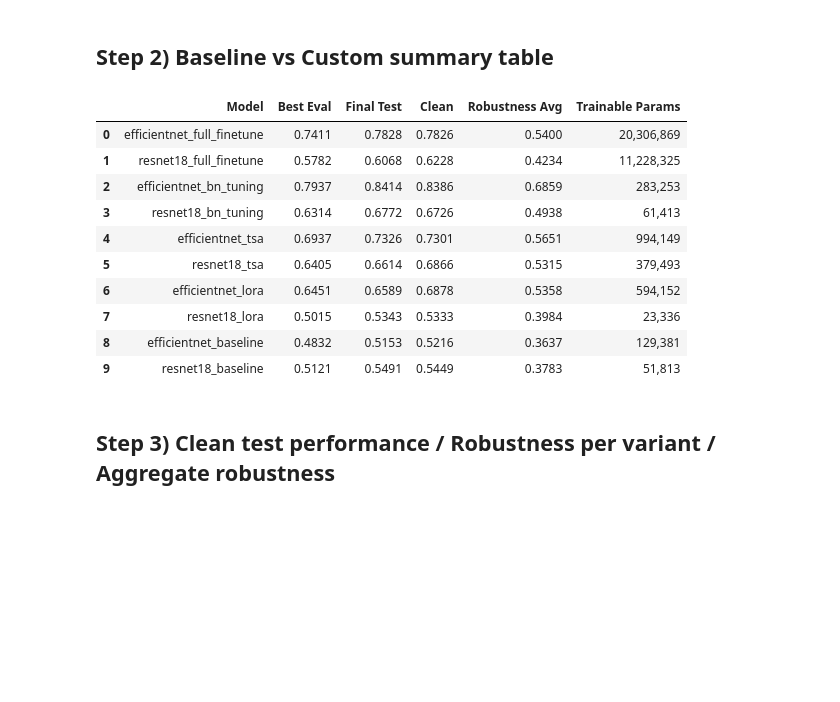
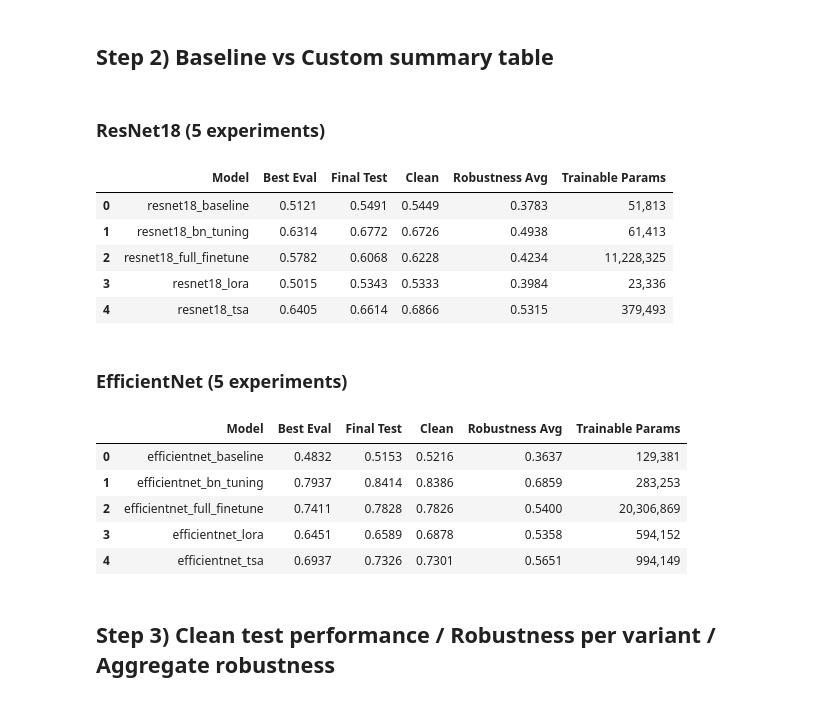
Before and after one commit to Zihao-Sheng/DATA586Project, a Jupyter notebook: DATA586Plot.ipynb, the cells around one changed output. Cells and saved outputs as stored; diff of their text form; code cells hidden in the pictures; blank space fills up the shorter version.

```diff
--- a/DATA586Plot.ipynb
+++ b/DATA586Plot.ipynb
@@ -61,20 +68,26 @@ Latest unique models: 10
 | 9 | 2026-04-06T23:55:38+00:00 | resnet18_baseline | Baseline (linear probe) | 0.512079 | 0.549069 | 0.544911 | ... |
 # %% [markdown]
 ## Step 2) Baseline vs Custom summary table
-# %%
-_ = show_workflow_summary_table(latest_df["path"].tolist())
-# %% [output]
-|  | Model | Best Eval | Final Test | Clean | Robustness Avg | Trainable Params |
-| 0 | efficientnet_full_finetune | 0.7411 | 0.7828 | 0.7826 | 0.5400 | 20,306,869 |
-| 1 | resnet18_full_finetune | 0.5782 | 0.6068 | 0.6228 | 0.4234 | 11,228,325 |
-| 2 | efficientnet_bn_tuning | 0.7937 | 0.8414 | 0.8386 | 0.6859 | 283,253 |
-| 3 | resnet18_bn_tuning | 0.6314 | 0.6772 | 0.6726 | 0.4938 | 61,413 |
-| 4 | efficientnet_tsa | 0.6937 | 0.7326 | 0.7301 | 0.5651 | 994,149 |
-| 5 | resnet18_tsa | 0.6405 | 0.6614 | 0.6866 | 0.5315 | 379,493 |
-| 6 | efficientnet_lora | 0.6451 | 0.6589 | 0.6878 | 0.5358 | 594,152 |
-| 7 | resnet18_lora | 0.5015 | 0.5343 | 0.5333 | 0.3984 | 23,336 |
-| 8 | efficientnet_baseline | 0.4832 | 0.5153 | 0.5216 | 0.3637 | 129,381 |
-| 9 | resnet18_baseline | 0.5121 | 0.5491 | 0.5449 | 0.3783 | 51,813 |
+# %%
+for family_label in MODEL_FAMILY_ORDER:
+    group = model_groups[family_label]
+    display(Markdown(f"### {family_label} ({len(group['latest_df'])} experiments)"))
+    _ = show_workflow_summary_table(group["workflow_summary_paths"])
+# %% [output]
+### ResNet18 (5 experiments)
+|  | Model | Best Eval | Final Test | Clean | Robustness Avg | Trainable Params |
+| 0 | resnet18_baseline | 0.5121 | 0.5491 | 0.5449 | 0.3783 | 51,813 |
+| 1 | resnet18_bn_tuning | 0.6314 | 0.6772 | 0.6726 | 0.4938 | 61,413 |
+| 2 | resnet18_full_finetune | 0.5782 | 0.6068 | 0.6228 | 0.4234 | 11,228,325 |
+| 3 | resnet18_lora | 0.5015 | 0.5343 | 0.5333 | 0.3984 | 23,336 |
+| 4 | resnet18_tsa | 0.6405 | 0.6614 | 0.6866 | 0.5315 | 379,493 |
+### EfficientNet (5 experiments)
+|  | Model | Best Eval | Final Test | Clean | Robustness Avg | Trainable Params |
+| 0 | efficientnet_baseline | 0.4832 | 0.5153 | 0.5216 | 0.3637 | 129,381 |
+| 1 | efficientnet_bn_tuning | 0.7937 | 0.8414 | 0.8386 | 0.6859 | 283,253 |
+| 2 | efficientnet_full_finetune | 0.7411 | 0.7828 | 0.7826 | 0.5400 | 20,306,869 |
+| 3 | efficientnet_lora | 0.6451 | 0.6589 | 0.6878 | 0.5358 | 594,152 |
+| 4 | efficientnet_tsa | 0.6937 | 0.7326 | 0.7301 | 0.5651 | 994,149 |
 # %% [markdown]
 ## Step 3) Clean test performance / Robustness per variant / Aggregate robustness
 # %%
```
Also changed, not shown: parts of 9 cells of this notebook, 26 other files.
